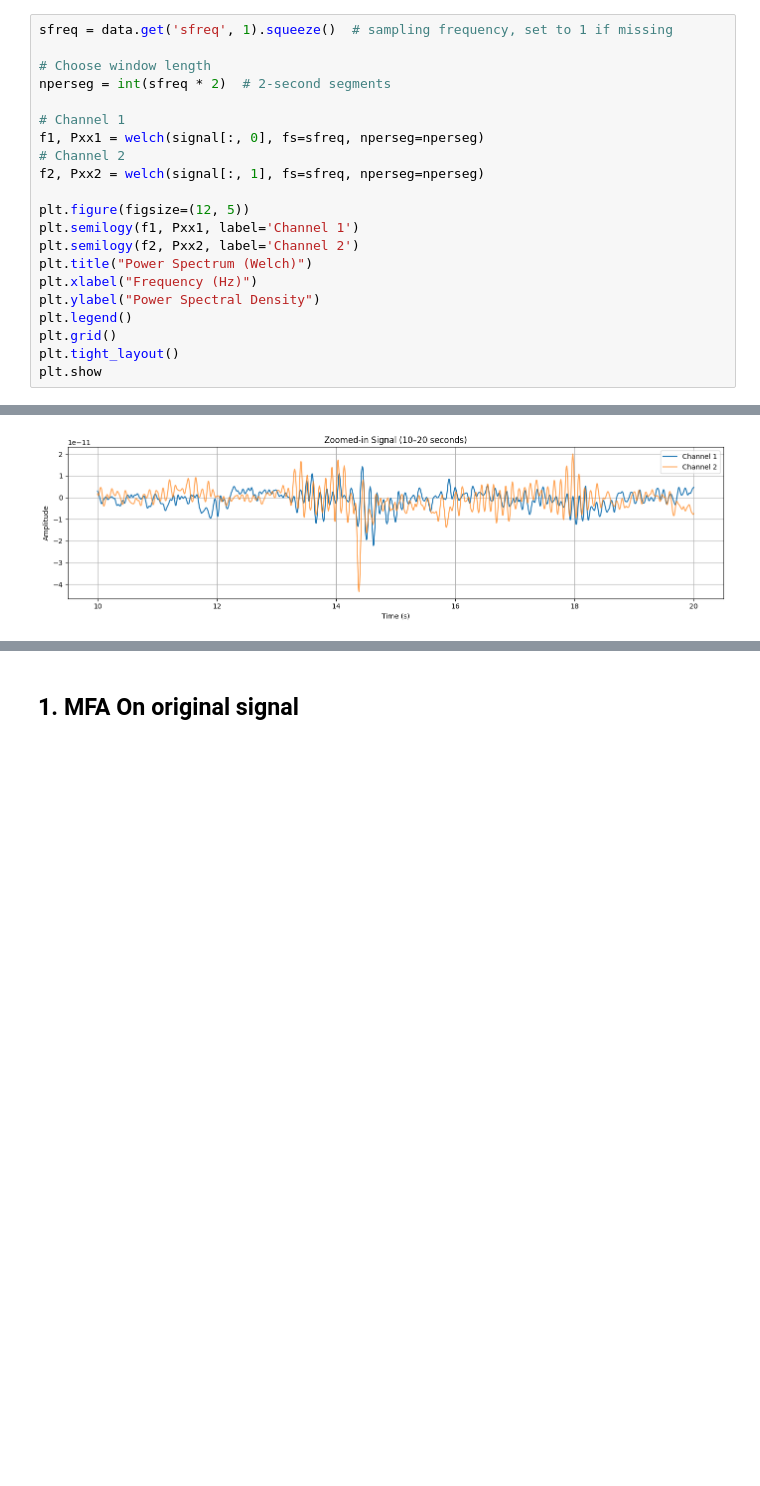
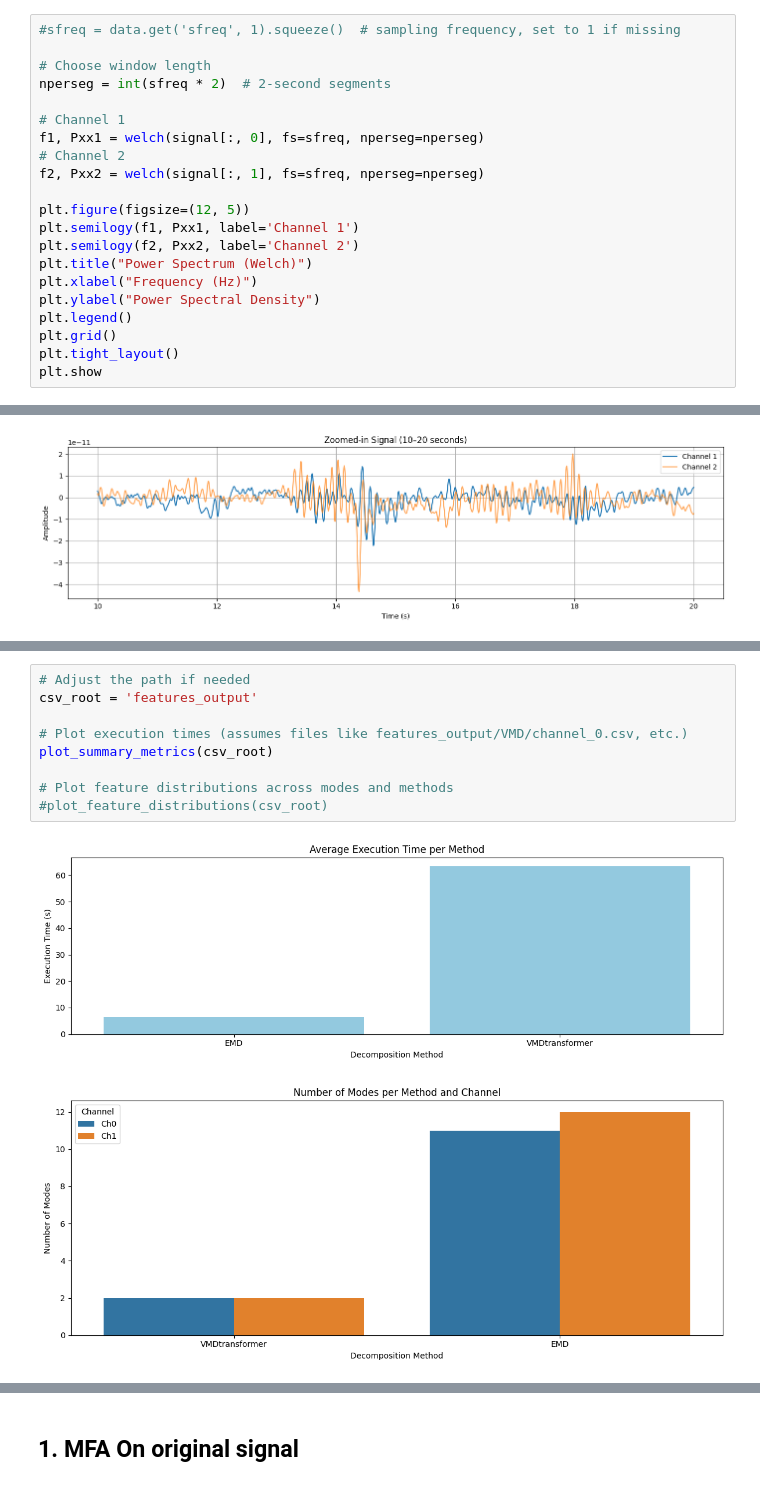
Before and after one commit to sbendimerad/mfa-internship, a Jupyter notebook: notebooks/01_vmd_mfa/02_vmd_mfa_real.ipynb, the cells around one changed output, grey strips where cells are left out. Saved outputs shown, nothing was run; the diff lists cells and outputs as text; blank space fills up the shorter version.

```diff
--- a/notebooks/01_vmd_mfa/02_vmd_mfa_real.ipynb
+++ b/notebooks/01_vmd_mfa/02_vmd_mfa_real.ipynb
@@ -45,7 +71,7 @@ Signal dtype: float64
 Signal size in bytes: 8771840
 Signal size in MB: 8.365478515625
 # %%
-sfreq = data.get('sfreq', 1).squeeze()  # sampling frequency, set to 1 if missing
+#sfreq = data.get('sfreq', 1).squeeze()  # sampling frequency, set to 1 if missing
 
 # Choose window length
 nperseg = int(sfreq * 2)  # 2-second segments
@@ -126,0 +549,12 @@ def apply_mfa(signal, ch_label=""):
+# %%
+# Adjust the path if needed
+csv_root = 'features_output'
+
+# Plot execution times (assumes files like features_output/VMD/channel_0.csv, etc.)
+plot_summary_metrics(csv_root)
+
+# Plot feature distributions across modes and methods
+#plot_feature_distributions(csv_root)
+# %% [output]
+[figure, added]
+[figure, added]
```
Also changed, not shown: parts of 36 cells of this notebook, 35 other files.
